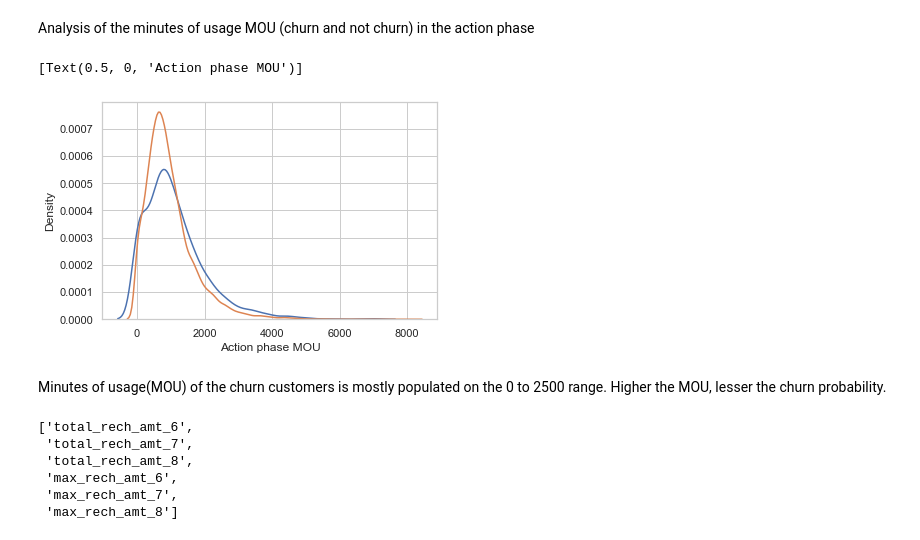
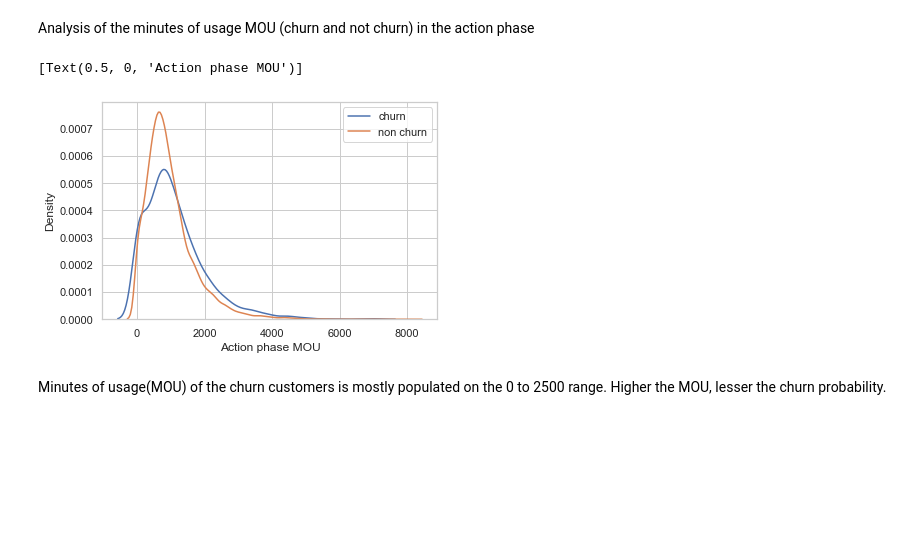
Before and after one commit to SatyugRaj/Telecom_Churn_Case_Study, a Jupyter notebook: Telecom_Churn_Case_Study.ipynb, the cells around one changed output. Drawn from its saved outputs; the diff is of its cells as text; code cells hidden in the pictures; blank space fills up the shorter version.

```diff
--- a/Telecom_Churn_Case_Study.ipynb
+++ b/Telecom_Churn_Case_Study.ipynb
@@ -124,13 +125,13 @@ Those who have recharged with an amount more than or equal to X, where X is grea
 DF['avg_rech_6_7']=(DF['total_rech_amt_6']+DF['total_rech_amt_7'])/2
 # %%
 #Finding 70th percentile for the new column
-X=DF['avg_recharge_6_7'].quantile(0.7)
+X=DF['avg_rech_6_7'].quantile(0.7)
 X
 # %% [output]
 368.5
 # %%
 # filtering only the customers who have recharger more than X i.e are HIGH-VALUE Customers.
-DF=DF[DF['avg_recharge_6_7'] >= X]
+DF=DF[DF['avg_rech_6_7'] >= X]
 DF.head()
 # %% [output]
 |  | mobile_number | circle_id | loc_og_t2o_mou | std_og_t2o_mou | loc_ic_t2o_mou | arpu_6 | arpu_7 | arpu_8 | ... |
@@ -472,10 +490,11 @@ Data_Non_churn = new_DF[new_DF['Churn'] == 0]
 # %%
 # Distribution plot
 ax = sns.distplot(Data_churn['total_mou_good'],label='churn',hist=False)
 ax = sns.distplot(Data_Non_churn['total_mou_good'],label='non churn',hist=False)
+plt.legend(loc='best')
 ax.set(xlabel='Action phase MOU')
 # %% [output]
 [Text(0.5, 0, 'Action phase MOU')]
-[figure, old version]
+[figure, new version]
 # %% [markdown]
 Minutes of usage(MOU) of the churn customers is mostly populated on the 0 to 2500 range. Higher the MOU, lesser the churn probability.
@@ -497,10 +500,0 @@ def plot_box_chart(attribute):
-# %%
-recharge_amnt_columns =  DF.columns[DF.columns.str.contains('rech_amt')]
-recharge_amnt_columns.tolist()
-# %% [output]
-['total_rech_amt_6',
- 'total_rech_amt_7',
- 'total_rech_amt_8',
- 'max_rech_amt_6',
- 'max_rech_amt_7',
- 'max_rech_amt_8']
```
Also changed, not shown: parts of 131 cells of this notebook.
